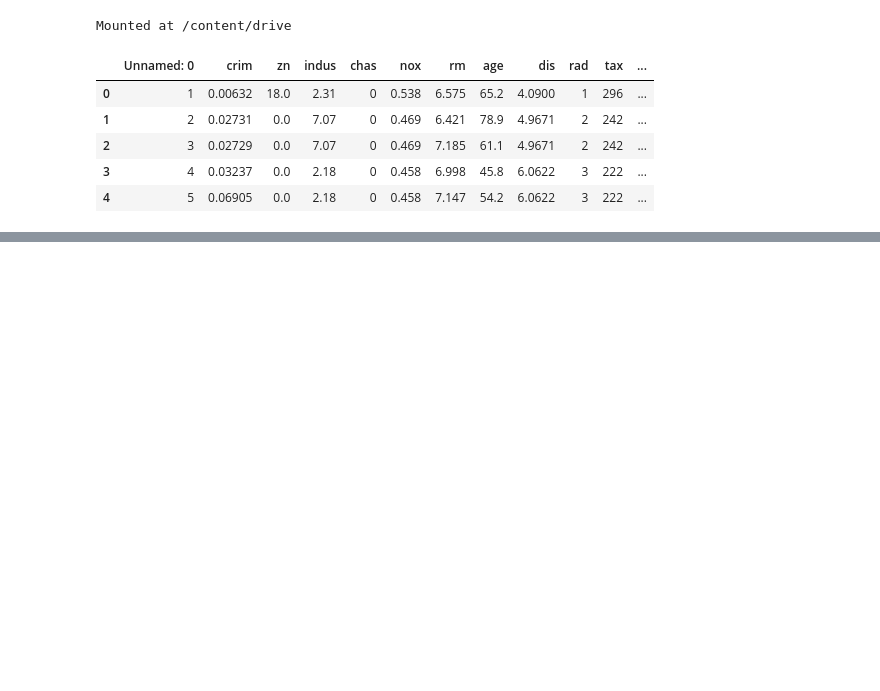
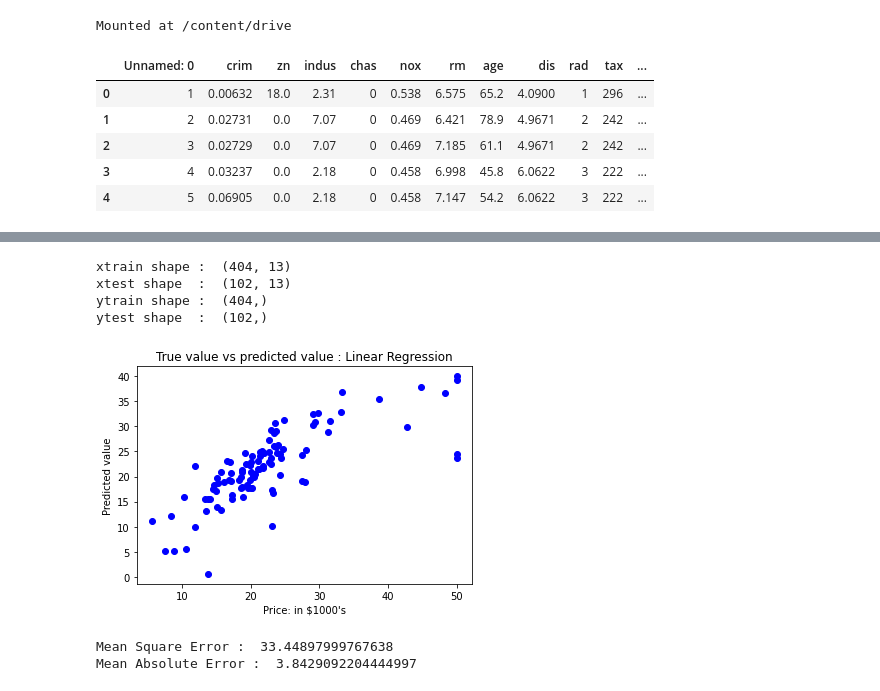
Before and after one commit to shubhamshinde3/DL_collab, a Jupyter notebook: DL_Lab_P1.ipynb, the cells around one changed output, grey strips where cells are left out. Drawn from its saved outputs; the diff is of its cells as text; code cells hidden in the pictures; blank space fills up the shorter version.

```diff
--- a/DL_Lab_P1.ipynb
+++ b/DL_Lab_P1.ipynb
@@ -19,0 +148,2 @@ df.head()
+# %%
+x = df1[['crim',	'zn',	'indus',	'chas',	'nox',	'rm',	'age',	'dis',	'rad',	'tax',	'ptratio',	'black'	,'lstat']]
@@ -19,0 +166,40 @@ df.head()
+# %%
+y = df1['medv']
+# %%
+from sklearn.model_selection import train_test_split
+
+xtrain, xtest, ytrain, ytest = train_test_split(x, y, test_size =0.2, random_state = 0)
+
+print("xtrain shape : ", xtrain.shape)
+print("xtest shape  : ", xtest.shape)
+print("ytrain shape : ", ytrain.shape)
+print("ytest shape  : ", ytest.shape)
+# %% [output]
+xtrain shape :  (404, 13)
+xtest shape  :  (102, 13)
+ytrain shape :  (404,)
+ytest shape  :  (102,)
+# %%
+from sklearn.linear_model import LinearRegression
+LR = LinearRegression()
+LR.fit(xtrain, ytrain)
+
+y_pred = LR.predict(xtest)
+# %%
+import matplotlib.pyplot as plt
+plt.scatter(ytest, y_pred, c = 'blue')
+plt.xlabel("Price: in $1000's")
+plt.ylabel("Predicted value")
+plt.title("True value vs predicted value : Linear Regression")
+plt.show()
+# %% [output]
+[figure, added]
+# %%
+from sklearn.metrics import mean_squared_error, mean_absolute_error
+mse = mean_squared_error(ytest, y_pred)
+mae = mean_absolute_error(ytest,y_pred)
+print("Mean Square Error : ", mse)
+print("Mean Absolute Error : ", mae)
+# %% [output]
+Mean Square Error :  33.44897999767638
+Mean Absolute Error :  3.8429092204444997
```
Also changed, not shown: parts of 15 cells of this notebook.
